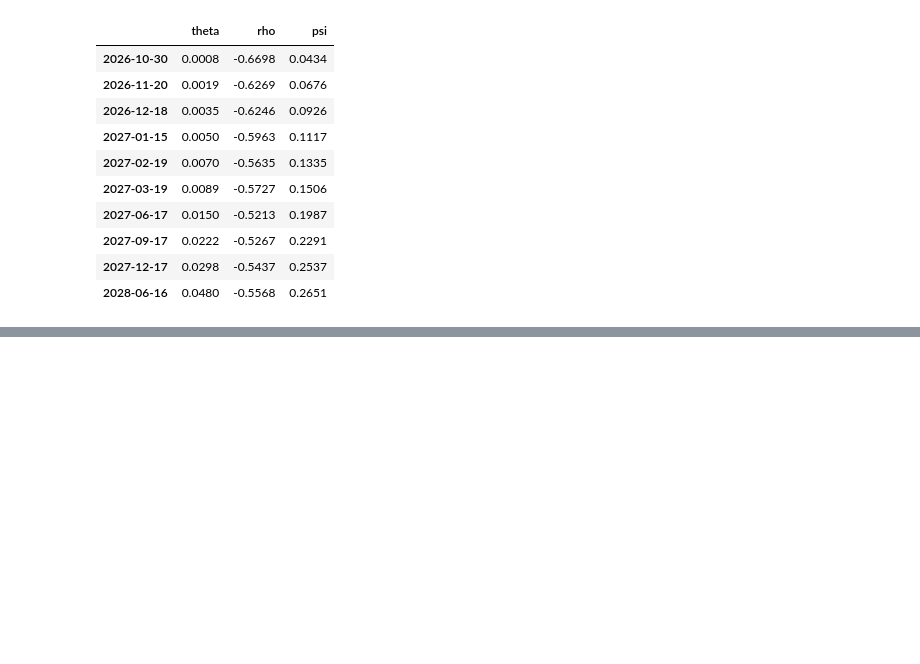
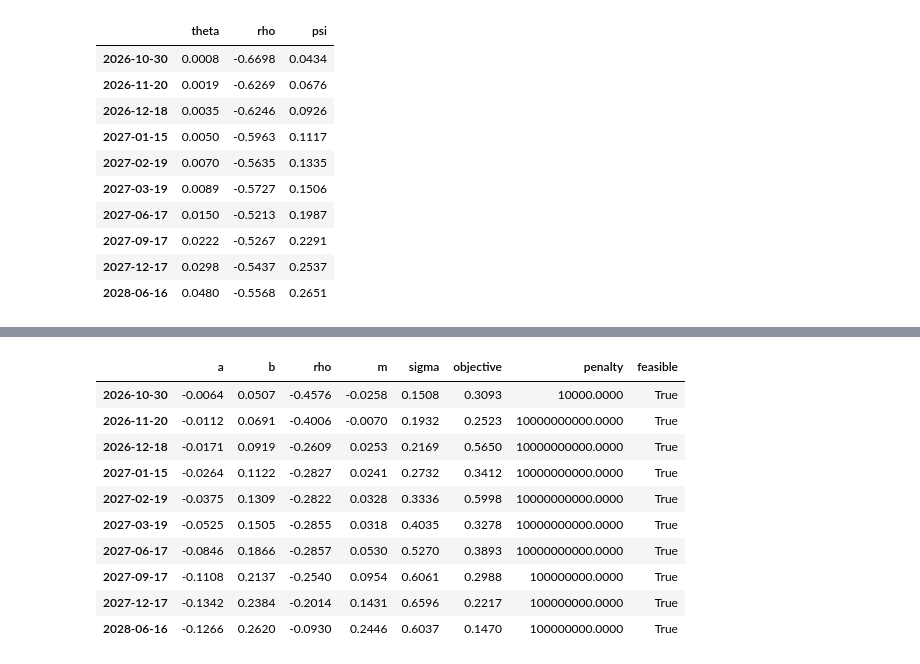
Before and after one commit to Tharun-Maheswararao/vol-surface-arbitrage, a Jupyter notebook: notebooks/analysis.ipynb, the cells around one changed output, grey strips where cells are left out. Drawn from its saved outputs; the diff is of its cells as text; code cells hidden in the pictures; blank space fills up the shorter version.

```diff
--- a/notebooks/analysis.ipynb
+++ b/notebooks/analysis.ipynb
@@ -224,0 +241,16 @@ pd.DataFrame({"theta": essvi["thetas"], "rho": essvi["rhos"], "psi": essvi["psis
+# %%
+arbfree = res["svi_arbfree_meta"]
+pd.DataFrame(arbfree["slices"], index=arbfree["expiries"]).join(
+    pd.DataFrame(arbfree["fit"]["slices"]).set_index("expiry")[["objective", "penalty", "feasible"]])
+# %% [output]
+|  | a | b | rho | m | sigma | objective | penalty | feasible |
+| 2026-10-30 | -0.0064 | 0.0507 | -0.4576 | -0.0258 | 0.1508 | 0.3093 | 10000.0000 | True |
+| 2026-11-20 | -0.0112 | 0.0691 | -0.4006 | -0.0070 | 0.1932 | 0.2523 | 10000000000.0000 | True |
+| 2026-12-18 | -0.0171 | 0.0919 | -0.2609 | 0.0253 | 0.2169 | 0.5650 | 10000000000.0000 | True |
+| 2027-01-15 | -0.0264 | 0.1122 | -0.2827 | 0.0241 | 0.2732 | 0.3412 | 10000000000.0000 | True |
+| 2027-02-19 | -0.0375 | 0.1309 | -0.2822 | 0.0328 | 0.3336 | 0.5998 | 10000000000.0000 | True |
+| 2027-03-19 | -0.0525 | 0.1505 | -0.2855 | 0.0318 | 0.4035 | 0.3278 | 10000000000.0000 | True |
+| 2027-06-17 | -0.0846 | 0.1866 | -0.2857 | 0.0530 | 0.5270 | 0.3893 | 10000000000.0000 | True |
+| 2027-09-17 | -0.1108 | 0.2137 | -0.2540 | 0.0954 | 0.6061 | 0.2988 | 100000000.0000 | True |
+| 2027-12-17 | -0.1342 | 0.2384 | -0.2014 | 0.1431 | 0.6596 | 0.2217 | 100000000.0000 | True |
+| 2028-06-16 | -0.1266 | 0.2620 | -0.0930 | 0.2446 | 0.6037 | 0.1470 | 100000000.0000 | True |
```
Also changed, not shown: parts of 9 cells of this notebook, 49 other files.
